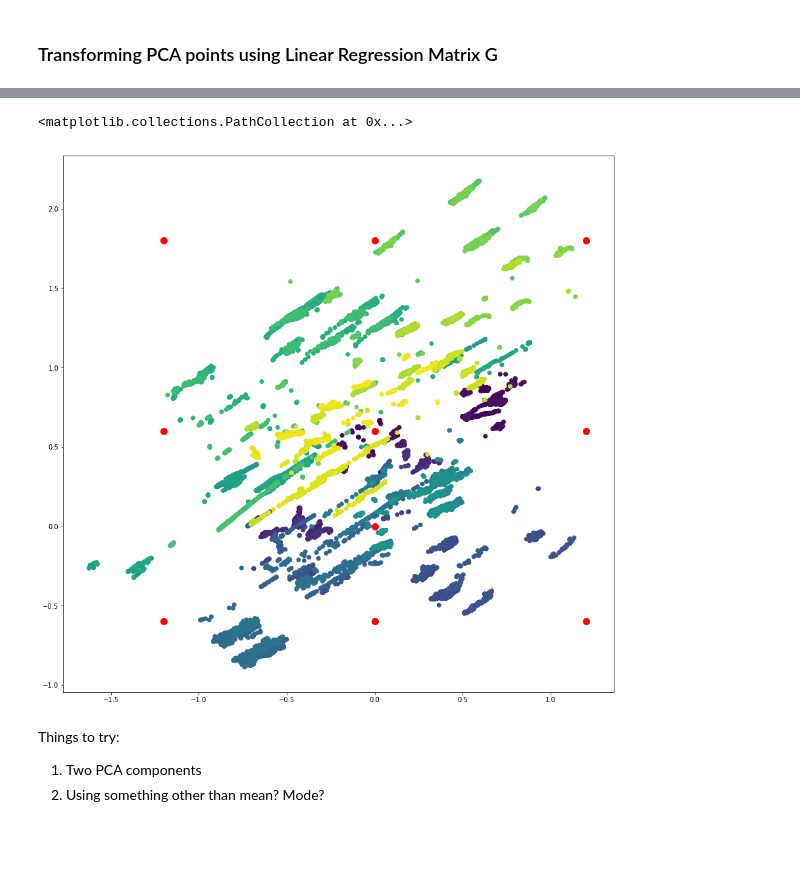
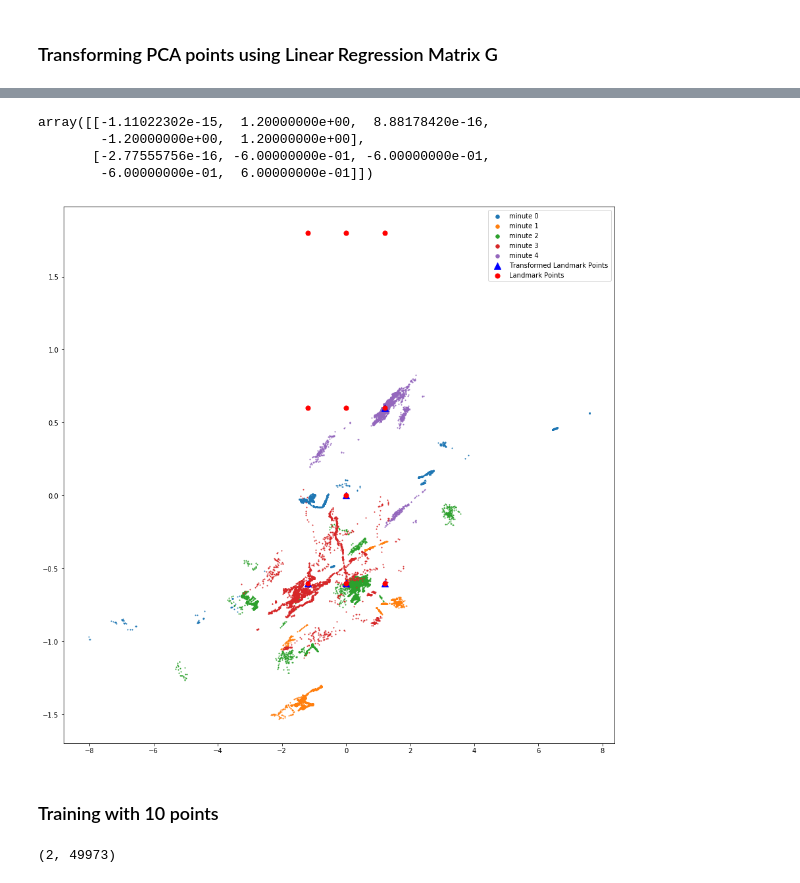
Before and after one commit to ArdelAlegre1/SoundMapping, a Jupyter notebook: Analysis/notebooks/Mapping_PCA_to_Room_code.ipynb, the cells around one changed output, grey strips where cells are left out. Saved outputs shown, nothing was run; the diff lists cells and outputs as text; code cells hidden in the pictures; blank space fills up the shorter version.

Commit message:
Yihan Added K Means Chaitanya made plots

```diff
--- a/Analysis/notebooks/Mapping_PCA_to_Room_code.ipynb
+++ b/Analysis/notebooks/Mapping_PCA_to_Room_code.ipynb
@@ -240,10 +231,10 @@ array([[-1.04126802, -0.06492261,  2.52852803, -0.07038506],
 # %% [markdown]
 ### Transforming PCA points using Linear Regression Matrix G
 # %%
-# append column of 1's to proj_exp_data
-
-one_long = np.ones((64665,1))
-to_project_mat = np.hstack((proj_exp_data, one_long))
+all_data_np = np.vstack(minute_arrays)
+# append column of 1's to relevant data
+one_long = np.ones((all_data_np.shape[0],1))
+to_project_mat = np.hstack((all_data_np, one_long))
 to_project_mat_correct_orientation = to_project_mat.T
 projected_mat = G @ to_project_mat_correct_orientation
 # %%
@@ -299,11 +243,0 @@ array([[ 0.05822214, -0.00797179,  0.27806983,  1.        ],
-# %%
-# plot d = 3
-fig = plt.figure(figsize= (15,15))
-ax = fig.add_subplot(111)
-ax.scatter(projected_mat[0,:], projected_mat[1,:], s = 1, c = np.arange(64665))
-ax.scatter(R[:,0], R[:,1],s = 100, c = 'r', label='Source Points (Real)')
-ax.scatter(transformed_mean_points[0,:], transformed_mean_points[1,:], s = 100, c = 'b', label='Source Points (Predicted)')
-for i in range(10):
-    ax.plot([R[i,0], transformed_mean_points.T[i,0]], [R[i,1],transformed_mean_points.T[i,1]], linewidth=1, c = 'blue')
-ax.set_title('Predicted PCA points after affine transformation, d = 3')
-ax.legend();
@@ -312,13 +244,41 @@ ax.legend();
-# %%
-# plot d = 3
-fig = plt.figure(figsize= (15,15))
-ax = fig.add_subplot(111)
-ax.scatter(projected_mat[0,:], projected_mat[1,:], c = np.arange(64665))
-ax.scatter(R[:,0], R[:,1],s = 100, c = 'r')
-# %% [output]
-<matplotlib.collections.PathCollection at 0x...>
-[figure, removed]
-# %% [markdown]
-Things to try:
-1. Two PCA components
-2. Using something other than mean? Mode?
+# %%
+transformed_mean_points
+# %% [output]
+array([[-1.11022302e-15,  1.20000000e+00,  8.88178420e-16,
+        -1.20000000e+00,  1.20000000e+00],
+       [-2.77555756e-16, -6.00000000e-01, -6.00000000e-01,
+        -6.00000000e-01,  6.00000000e-01]])
+# %%
+# plot d = 4
+fig = plt.figure(figsize= (15,15))
+ax = fig.add_subplot(111)
+ind0 = 0
+for i in range(N):
+    ind1 = ind0 + minute_arrays[i].shape[0]
+    lbl_string = 'minute ' + str(i)
+    ax.scatter(projected_mat[0,ind0:ind1],projected_mat[1,ind0:ind1],s=1, label = lbl_string)
+    ind0 = ind1
+
+ax.scatter(transformed_mean_points[0,:],transformed_mean_points[1,:],s=100,c="b", marker = '^', label = 'Transformed Landmark Points')
+ax.scatter(R[:,0], R[:,1],s = 50, c = 'r', label = 'Landmark Points')
+for i in range(5):
+    ax.plot([R[i,0], transformed_mean_points.T[i,0]], [R[i,1],transformed_mean_points.T[i,1]], linewidth=1, c = 'blue')
+lgnd = ax.legend();
+lgnd.legendHandles[0]._sizes = [30]
+lgnd.legendHandles[1]._sizes = [30]
+lgnd.legendHandles[2]._sizes = [30]
+lgnd.legendHandles[3]._sizes = [30]
+lgnd.legendHandles[4]._sizes = [30]
+
+# for i in range(N):
+#     ax.plot([R[i,0], transformed_mean_points.T[i,0]], [R[i,1],transformed_mean_points.T[i,1]], linewidth=1, c = 'blue')
+
+# ax.scatter(R[:,0], R[:,1],s = 100, c = 'r', label='Landmark points')
+# for i in range(10):
+#     ax.plot([R[i,0], transformed_mean_points.T[i,0]], [R[i,1],transformed_mean_points.T[i,1]], linewidth=1, c = 'blue')
+# ax.set_title('Picture in room coordinates (4 eigenvectors used)')
+# ax.legend();
+# %% [output]
+[figure, added]
+# %% [markdown]
+### Training with 10 points
@@ -324,0 +339,4 @@ Things to try:
+# %%
+projected_mat.shape
+# %% [output]
+(2, 49973)
```
Also changed, not shown: parts of 42 cells of this notebook, 1 other file.
